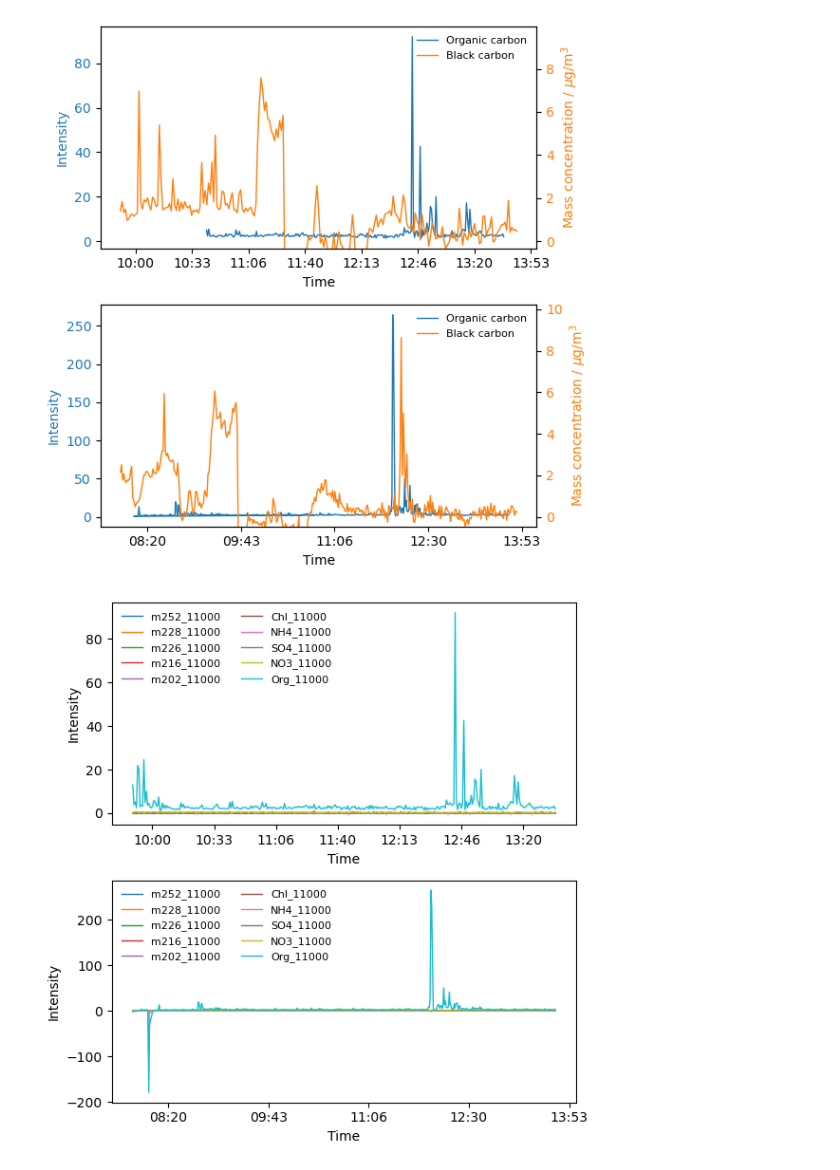
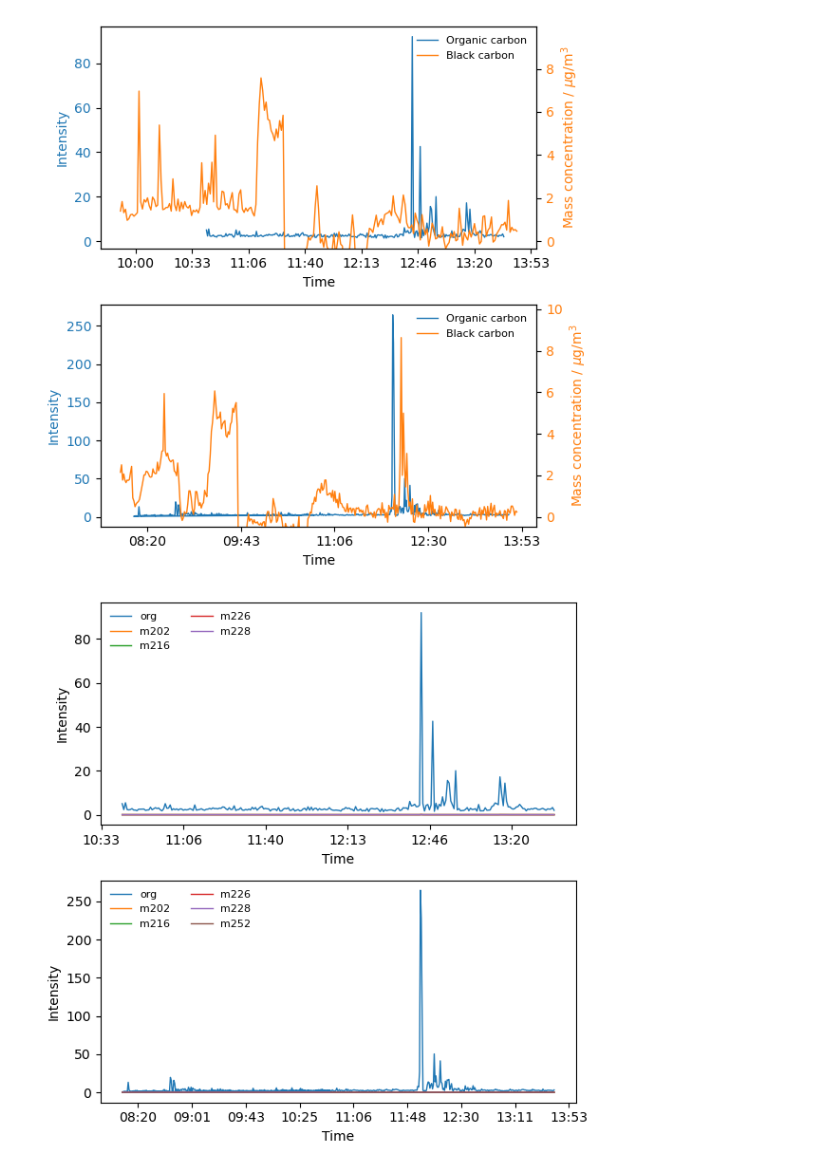
Before and after one commit to Normann25/NFA_project, a Jupyter notebook: field.ipynb, the cells around one changed output. Saved outputs shown, nothing was run; the diff lists cells and outputs as text; code cells hidden in the pictures.

```diff
--- a/field.ipynb
+++ b/field.ipynb
@@ -211,13 +176,13 @@ plt.show()
 # %%
 fig, ax = plt.subplots(2, 1, figsize = (6, 6))
 
-plot_overview(ax[0], vesterbrogade['EPA-vesterbrogade-120623'], 2)
-plot_overview(ax[1], vesterbrogade['EPA-vesterbrogade-130623'], 2)
+plot_overview(ax[0], ACSM, 'Vesterbrogade 12062023', ACSM_labels, 2)
+plot_overview(ax[1], ACSM, 'Vesterbrogade 13062023', ACSM_labels, 2)
 
 fig.tight_layout()
-fig.savefig('Field_data/EPA_vesterbrogade.png', dpi = 600)
+fig.savefig('Field_data/Vesterbrogade_ACSM_org.png', dpi = 600)
 # %% [output]
-[figure, old version]
+[figure, new version]
 # %%
 fig, ax = plt.subplots(2, 1, figsize = (6, 6))
 
```
Also changed, not shown: parts of 17 cells of this notebook, 8 other files.
